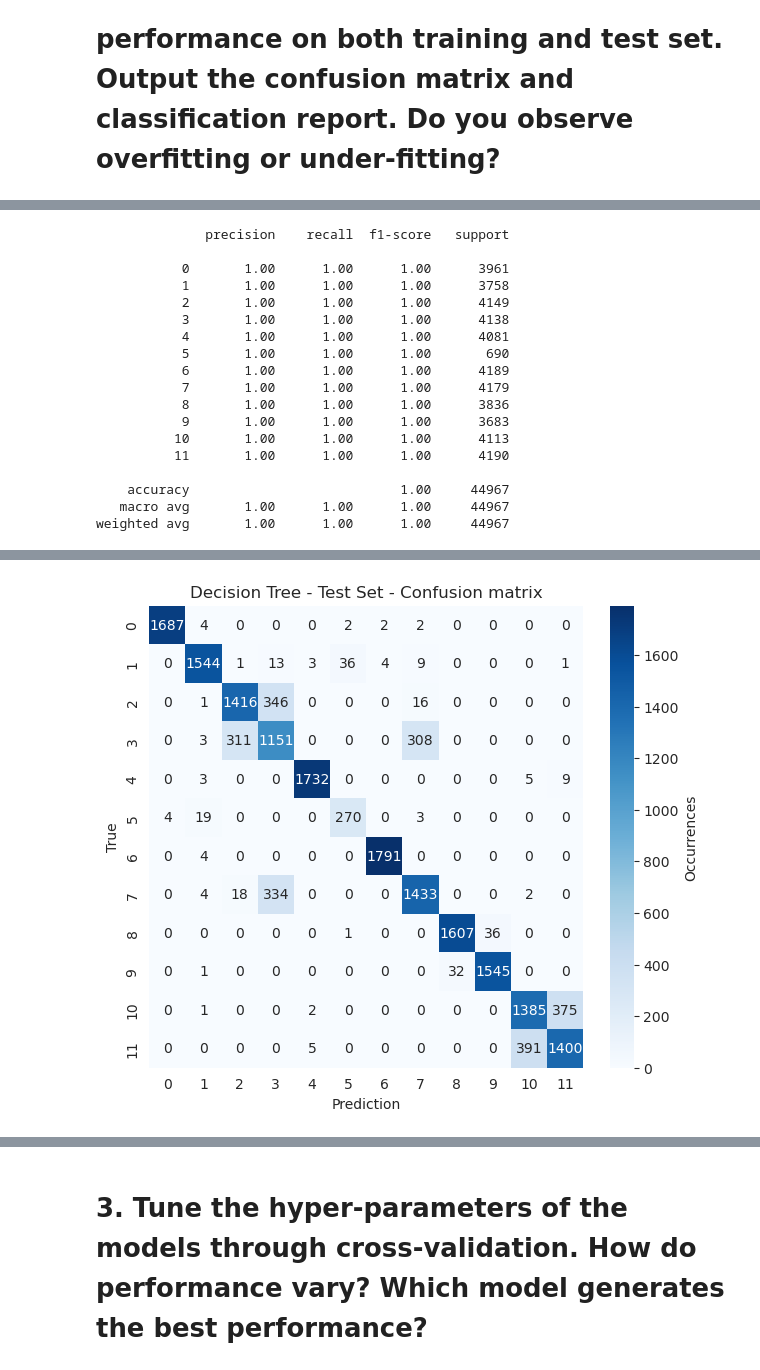
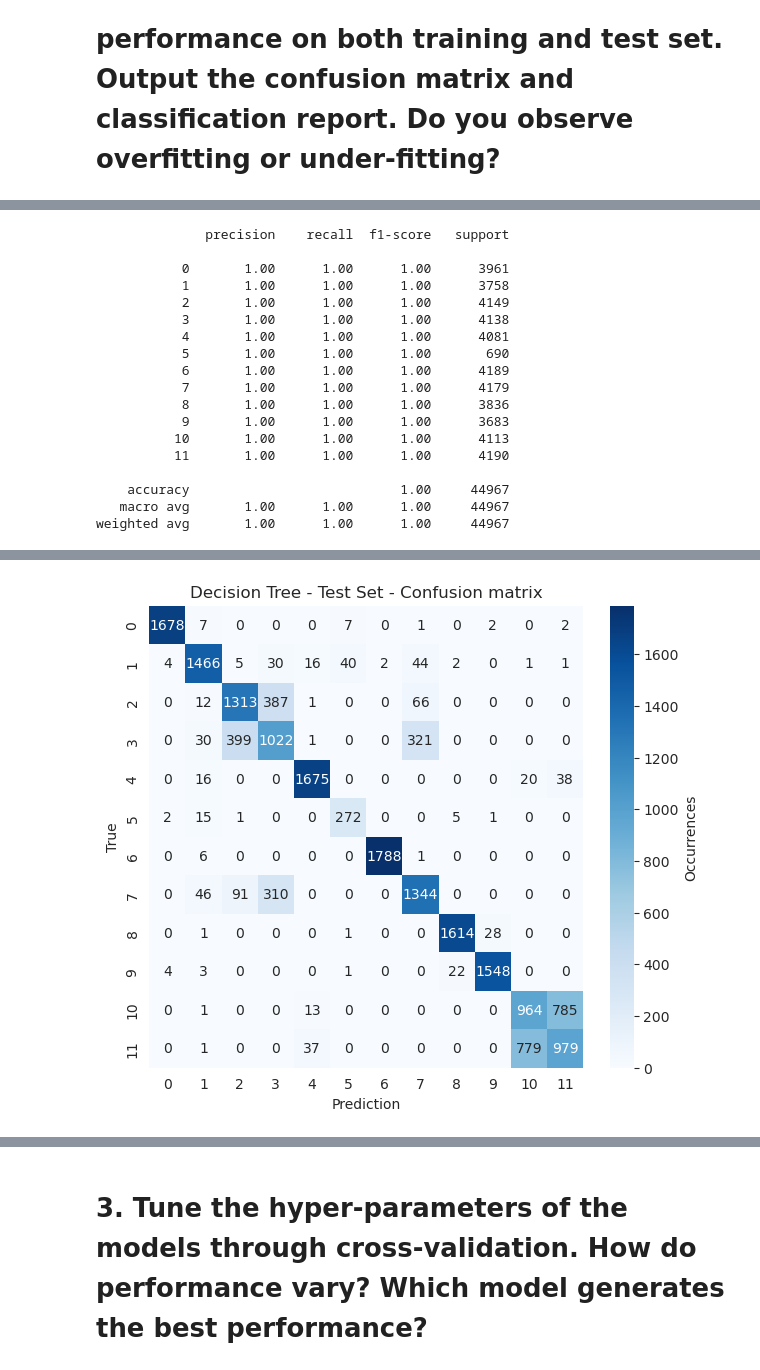
Before and after one commit to n4rciso/DDoS-Detection-using-Machine-Learning, a Jupyter notebook: ToSubmit/ML4N_Project_group9_Section_2.ipynb, the cells around one changed output, grey strips where cells are left out. Cells and saved outputs as stored; diff of their text form; code cells hidden in the pictures.

```diff
--- a/ToSubmit/ML4N_Project_group9_Section_2.ipynb
+++ b/ToSubmit/ML4N_Project_group9_Section_2.ipynb
@@ -52,15 +47,15 @@ conteggio = len(ddos_data.loc[ddos_data['SimillarHTTP'] == '0'])
 # Stratify the dataset by having 70% of the data in the traning set and 30% in the test set
 ddos_data_copy = ddos_data.copy()
 
-ddos_data_copy['label'] = pd.Categorical(ddos_data_copy['label']).codes # transform to numerical labels
-ddos_data_copy.drop(columns=["Unnamed: 0","Flow ID","Destination IP","Source IP","Timestamp","SimillarHTTP"],axis=1,inplace=True)
+ddos_data_copy['label'] = pd.Categorical(ddos_data_copy['label']).codes  # transform to numerical labels
+ddos_data_copy.drop(columns=["Unnamed: 0", "Flow ID", "Destination IP", "Source IP", "Timestamp", "SimillarHTTP"],
+                    axis=1, inplace=True)
 
 x = ddos_data_copy.drop(columns=['label']).to_numpy()
 y = ddos_data_copy[['label']].to_numpy()
 
 # Run stratified training-test splitting
 x_train, x_test, y_train, y_test = train_test_split(x, y, stratify=y, train_size=0.7, random_state=15)
-
 
 # This line is used to flatten the labels (which might be in a two-dimensional array) into one-dimensional arrays.
 # This is often necessary for compatibility with certain machine learning algorithms that expect 1D arrays for labels.
@@ -71,5 +66,10 @@ y_train, y_test = np.ravel(y_train), np.ravel(y_test)
 scaler = StandardScaler()
 scaler.fit(x_train)
 x_train_s, x_test_s = scaler.transform(x_train), scaler.transform(x_test)
+
+#PCA
+pca = PCA(n_components=0.95)  # Adjust n_components as needed
+x_train_s = pca.fit_transform(x_train_s)
+x_test_s = pca.transform(x_test_s)
 # %% [markdown]
 # 2. Choose at least 3 ML methods, and perform the model training, with default parameter configuration, evaluating the performance on both training and test set. Output the confusion matrix and classification report. Do you observe overfitting or under-fitting?
@@ -76,11 +78,8 @@ x_train_s, x_test_s = scaler.transform(x_train), scaler.transform(x_test)
 # %%
-# MODELS TRAINING
-
-
 # Initialize the models with default parameters
-decision_tree = DecisionTreeClassifier(random_state=0)
-random_forest = RandomForestClassifier(random_state=0)
-logistic_regression = LogisticRegression(random_state=0)
+decision_tree = DecisionTreeClassifier(random_state=42)
+random_forest = RandomForestClassifier(random_state=42)
+logistic_regression = LogisticRegression(random_state=42, max_iter=1000)
 
 # Train the models on the training data
 decision_tree.fit(x_train_s, y_train)
@@ -107,59 +100,19 @@ Please also refer to the documentation for alternative solver options:
 # %%
-# Output confusion matrices and classification reports
+def plot_confusion_matrix_and_report(y_true, y_pred, model_name, dataset_type):
+    plt.figure(figsize=(7, 6))
+    sns.heatmap(confusion_matrix(y_true, y_pred), cmap='Blues', annot=True, cbar_kws={'label': 'Occurrences'}, fmt='d')
+    plt.xlabel('Prediction')
+    plt.ylabel('True')
+    plt.title(f'{model_name} - {dataset_type} - Confusion matrix')
+    plt.show()
+    print(classification_report(y_true, y_pred))
 
-# Decision Tree - Training Set
-plt.figure(figsize=(7,6))
-sns.heatmap(confusion_matrix(y_train, y_train_pred_dt), cmap='Blues', annot=True, cbar_kws={'label':'Occurrences'}, fmt='d')
-plt.xlabel('Prediction')
-plt.ylabel('True')
-plt.title('Decision Tree - Training Set - Confusion matrix')
-plt.show()
-print(classification_report(y_train, y_train_pred_dt))
-
-# Random Forest - Training Set
-plt.figure(figsize=(7,6))
-sns.heatmap(confusion_matrix(y_train, y_train_pred_rf), cmap='Blues', annot=True, cbar_kws={'label':'Occurrences'}, fmt='d')
-plt.xlabel('Prediction')
-plt.ylabel('True')
-plt.title('Random Forest - Training Set - Confusion matrix')
-plt.show()
-print(classification_report(y_train, y_train_pred_rf))
-
-# Logistic Regression - Training Set
-plt.figure(figsize=(7,6))
-sns.heatmap(confusion_matrix(y_train, y_train_pred_lr), cmap='Blues', annot=True, cbar_kws={'label':'Occurrences'}, fmt='d')
-plt.xlabel('Prediction')
-plt.ylabel('True')
-plt.title('Logistic Regression - Training Set - Confusion matrix')
-plt.show()
-print(classification_report(y_train, y_train_pred_lr))
-
-# Decision Tree - Test Set
-plt.figure(figsize=(7,6))
-sns.heatmap(confusion_matrix(y_test, y_test_pred_dt), cmap='Blues', annot=True, cbar_kws={'label':'Occurrences'}, fmt='d')
-plt.xlabel('Prediction')
-plt.ylabel('True')
-plt.title('Decision Tree - Test Set - Confusion matrix')
-plt.show()
-print(classification_report(y_test, y_test_pred_dt))
-
-# Random Forest - Test Set
-plt.figure(figsize=(7,6))
-sns.heatmap(confusion_matrix(y_test, y_test_pred_rf), cmap='Blues', annot=True, cbar_kws={'label':'Occurrences'}, fmt='d')
-plt.xlabel('Prediction')
-plt.ylabel('True')
-plt.title('Random Forest - Test Set - Confusion matrix')
-plt.show()
-print(classification_report(y_test, y_test_pred_rf))
-
-# Logistic Regression - Test Set
-plt.figure(figsize=(7,6))
-sns.heatmap(confusion_matrix(y_test, y_test_pred_lr), cmap='Blues', annot=True, cbar_kws={'label':'Occurrences'}, fmt='d')
-plt.xlabel('Prediction')
-plt.ylabel('True')
-plt.title('Logistic Regression - Test Set - Confusion matrix')
-plt.show()
-print(classification_report(y_test, y_test_pred_lr))
+plot_confusion_matrix_and_report(y_train, y_train_pred_dt, 'Decision Tree', 'Training Set')
+plot_confusion_matrix_and_report(y_train, y_train_pred_rf, 'Random Forest', 'Training Set')
+plot_confusion_matrix_and_report(y_train, y_train_pred_lr, 'Logistic Regression', 'Training Set')
+plot_confusion_matrix_and_report(y_test, y_test_pred_dt, 'Decision Tree', 'Test Set')
+plot_confusion_matrix_and_report(y_test, y_test_pred_rf, 'Random Forest', 'Test Set')
+plot_confusion_matrix_and_report(y_test, y_test_pred_lr, 'Logistic Regression', 'Test Set')
 # %% [output]
 [figure]
               precision    recall  f1-score   support
@@ -221,3 +174,3 @@ weighted avg       0.74      0.75      0.73     44967
-[figure, old version]
+[figure, new version]
               precision    recall  f1-score   support
 
```
Also changed, not shown: parts of 19 cells of this notebook, 2 other files.
